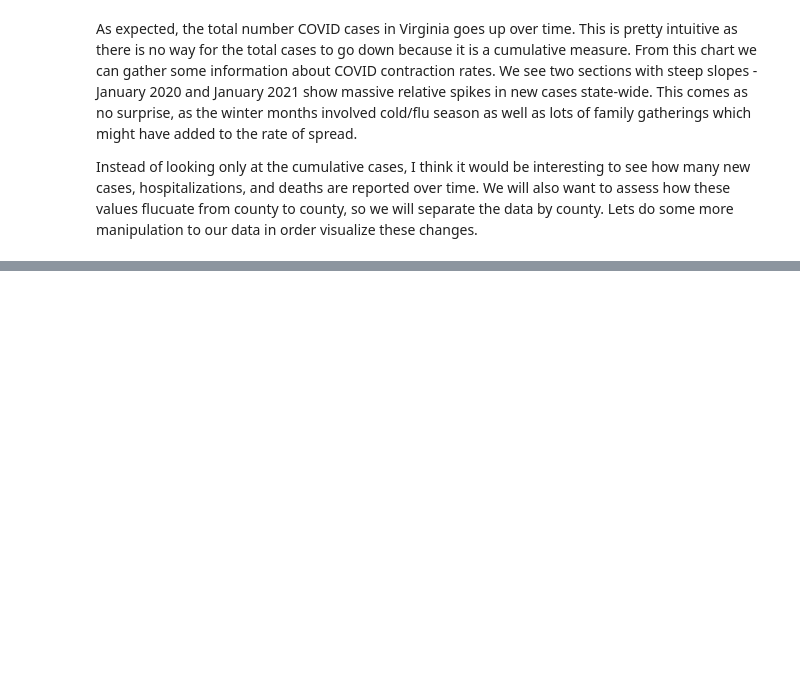
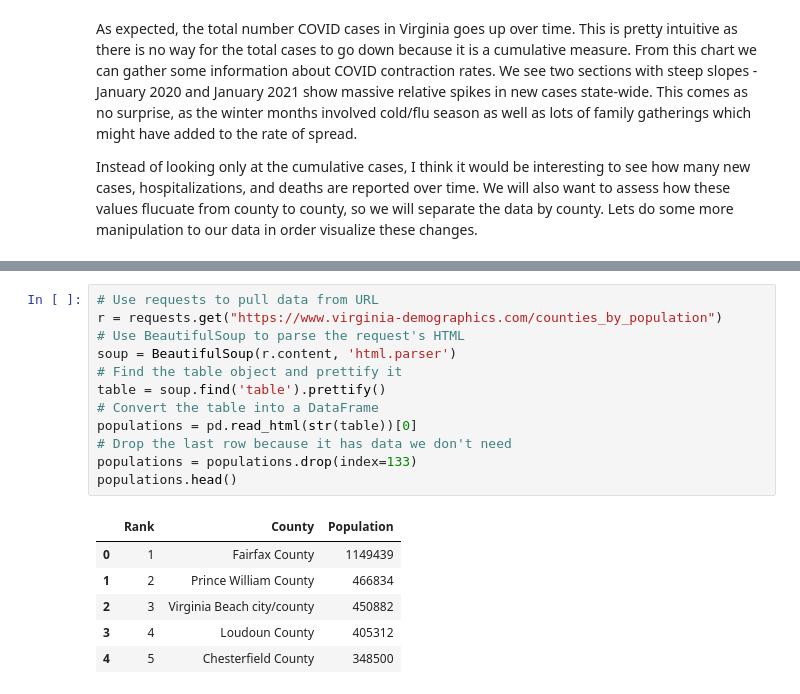
Before and after one commit to martindavid1995/Data-Science-Tutorial, a Jupyter notebook: Tutorial.ipynb, the cells around one changed output, grey strips where cells are left out. Cells and saved outputs as stored; diff of their text form; blank space fills up the shorter version.

```diff
--- a/Tutorial.ipynb
+++ b/Tutorial.ipynb
@@ -208,0 +177,19 @@ Max:  5
+# %%
+# Use requests to pull data from URL
+r = requests.get("https://www.virginia-demographics.com/counties_by_population")
+# Use BeautifulSoup to parse the request's HTML
+soup = BeautifulSoup(r.content, 'html.parser')
+# Find the table object and prettify it
+table = soup.find('table').prettify()
+# Convert the table into a DataFrame
+populations = pd.read_html(str(table))[0]
+# Drop the last row because it has data we don't need
+populations = populations.drop(index=133)
+populations.head()
+# %% [output]
+|  | Rank | County | Population |
+| 0 | 1 | Fairfax County | 1149439 |
+| 1 | 2 | Prince William County | 466834 |
+| 2 | 3 | Virginia Beach city/county | 450882 |
+| 3 | 4 | Loudoun County | 405312 |
+| 4 | 5 | Chesterfield County | 348500 |
```
Also changed, not shown: parts of 4 cells of this notebook, 1 other file.
